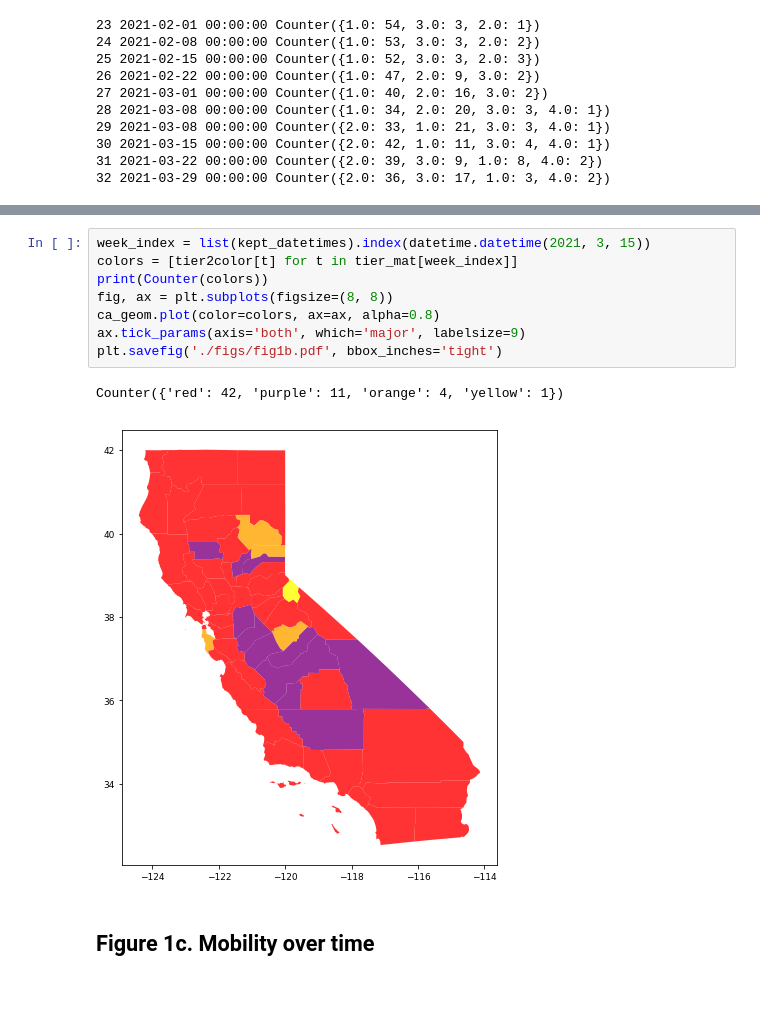
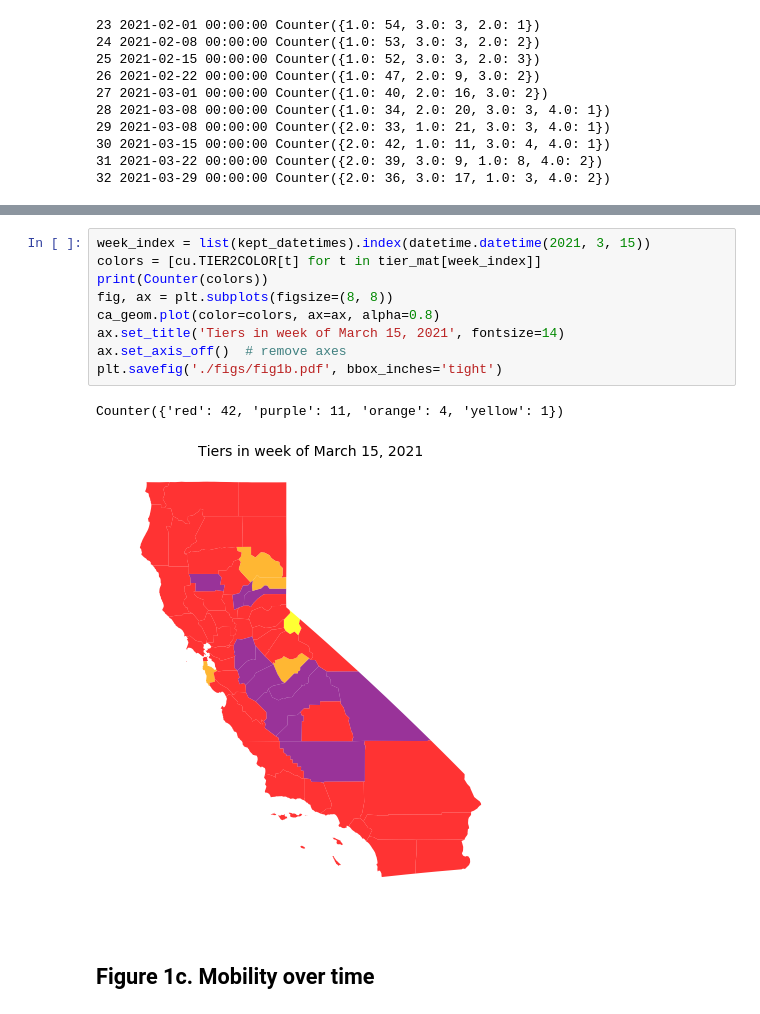
Before and after one commit to snap-stanford/covid-spillovers, a Jupyter notebook: make_figures.ipynb, the cells around one changed output, grey strips where cells are left out. Saved outputs shown, nothing was run; the diff lists cells and outputs as text.

Commit message:
updated figures and new figures

```diff
--- a/make_figures.ipynb
+++ b/make_figures.ipynb
@@ -156,15 +175,16 @@ ca_geom.head()
 | 740 | 06009 | 0500000US06009 | 06 | 009 | Calaveras | County | 1020.012 | POLYGON ((-120.65267 37.83142, -1... |
 # %%
 week_index = list(kept_datetimes).index(datetime.datetime(2021, 3, 15))
-colors = [tier2color[t] for t in tier_mat[week_index]]
+colors = [cu.TIER2COLOR[t] for t in tier_mat[week_index]]
 print(Counter(colors))
 fig, ax = plt.subplots(figsize=(8, 8))
 ca_geom.plot(color=colors, ax=ax, alpha=0.8)
-ax.tick_params(axis='both', which='major', labelsize=9)
+ax.set_title('Tiers in week of March 15, 2021', fontsize=14)
+ax.set_axis_off()  # remove axes
 plt.savefig('./figs/fig1b.pdf', bbox_inches='tight')
 # %% [output]
 Counter({'red': 42, 'purple': 11, 'orange': 4, 'yellow': 1})
-[figure, old version]
+[figure, new version]
 # %% [markdown]
 ## Figure 1c. Mobility over time
 # %%
```
Also changed, not shown: parts of 68 cells of this notebook.
